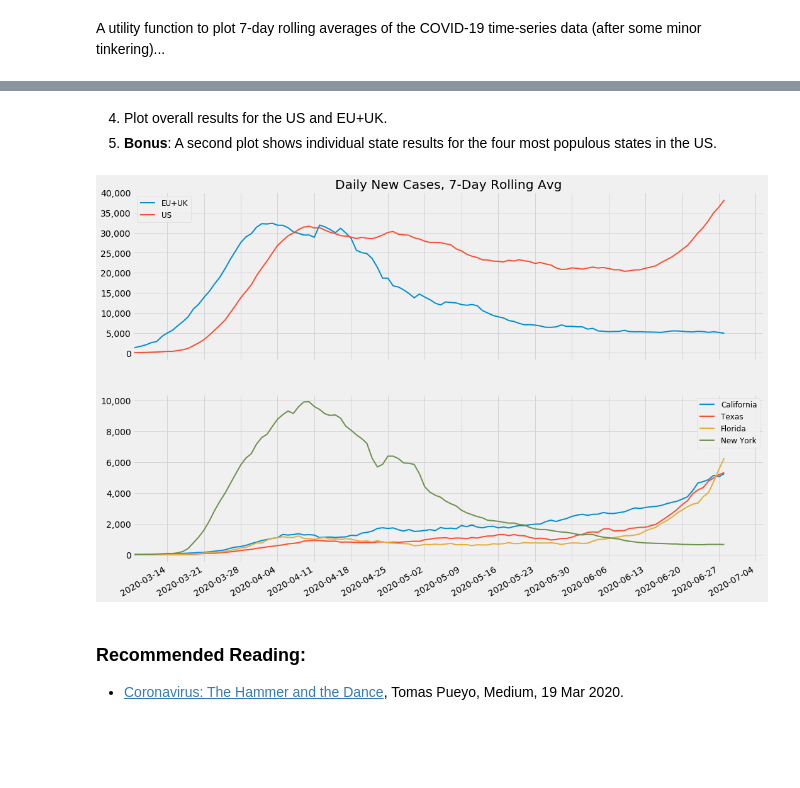
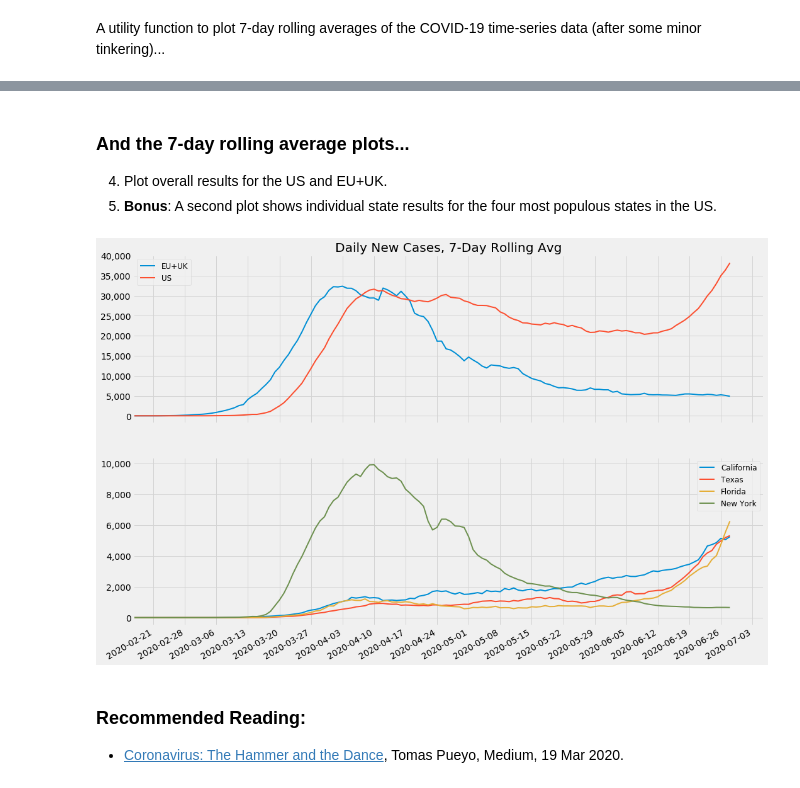
Before and after one commit to Miguel-O-Matic/Check-Pueyos-Prediction, a Jupyter notebook: pueyo.ipynb, the cells around one changed output, grey strips where cells are left out. Drawn from its saved outputs; the diff is of its cells as text; code cells hidden in the pictures; blank space fills up the shorter version.

```diff
--- a/pueyo.ipynb
+++ b/pueyo.ipynb
@@ -34,7 +34,7 @@ def plotRollingAvg(df, ax, names, title, logscale=False):
                 label=name)
 
     _, ax2 = ax.get_xlim()
-    ax.set_xlim(ax2-120.0, ax2)
+    ax.set_xlim(ax2-7*20, ax2)
     ax.xaxis.set_minor_locator(mdates.DayLocator(interval=1))
     ax.xaxis.set_major_locator(mdates.DayLocator(interval=7))
     ax.xaxis.set_major_formatter(mdates.DateFormatter('%Y-%m-%d'))
@@ -62,10 +62,11 @@ df_global = pd.read_csv(
      'time_series_covid19_confirmed_global.csv'))
 df_global = df_global.drop(columns=['Province/State','Lat', 'Long'])
 df_global = df_global.groupby('Country/Region').agg('sum')
-# Add row for EU totals
-eu = ['Austria', 'Belgium', 'Bulgaria', 'Croatia', 'Cyprus', 'Czechia', 'Denmark', 'Estonia', 'Finland', 'France',
-      'Germany', 'Greece', 'Hungary', 'Ireland', 'Italy', 'Latvia', 'Lithuania', 'Luxembourg', 'Malta', 'Netherlands',
-      'Poland', 'Portugal', 'Romania', 'Slovakia', 'Slovenia', 'Spain', 'Sweden', 'United Kingdom']
+# Add row for EU+UK totals
+eu = ['Austria',  'Belgium', 'Bulgaria',  'Croatia',    'Cyprus', 'Czechia',     'Denmark',
+      'Estonia',  'Finland', 'France',    'Germany',    'Greece', 'Hungary',     'Ireland',
+      'Italy',    'Latvia',  'Lithuania', 'Luxembourg', 'Malta',  'Netherlands', 'Poland',
+      'Portugal', 'Romania', 'Slovakia',  'Slovenia',   'Spain',  'Sweden',      'United Kingdom']
 df_global.loc['EU+UK',:] = df_global.loc[eu].sum()
 
 # Load US data so we can look at the four most populous states
@@ -81,0 +85,3 @@ df_us.loc['United States',:] = df_us.sum(axis=0)
+# %%
+countries = ['EU+UK', 'US']
+df_global.diff(axis=1).loc[countries].iloc[:,-7:]
@@ -82,16 +103,16 @@ df_us.loc['United States',:] = df_us.sum(axis=0)
 # %% [markdown]
+### And the 7-day rolling average plots...
 4. Plot overall results for the US and EU+UK.
 5. **Bonus**: A second plot shows individual state results for the four most populous states in the US.
 # %%
 pd.plotting.register_matplotlib_converters()
 plt.style.use('fivethirtyeight')
 fig, (ax1, ax2) = plt.subplots(2,1,figsize=(16, 12))
-plotRollingAvg(df_global, ax1, ['EU+UK', 'US'], 'Daily New Cases')
-states = ['California', 'Texas', 'Florida', 'New York']
+plotRollingAvg(df_global, ax1, countries, 'Daily New Cases')
 plotRollingAvg(df_us, ax2, states, '')
 fig.autofmt_xdate()
 # %% [output]
-[figure, old version]
+[figure, new version]
 # %% [markdown]
 ### Recommended Reading:
 - [Coronavirus: The Hammer and the Dance](https://medium.com/@tomaspueyo/coronavirus-the-hammer-and-the-dance-be9337092b56), Tomas Pueyo, Medium, 19 Mar 2020.
```
Also changed, not shown: parts of 4 cells of this notebook.
